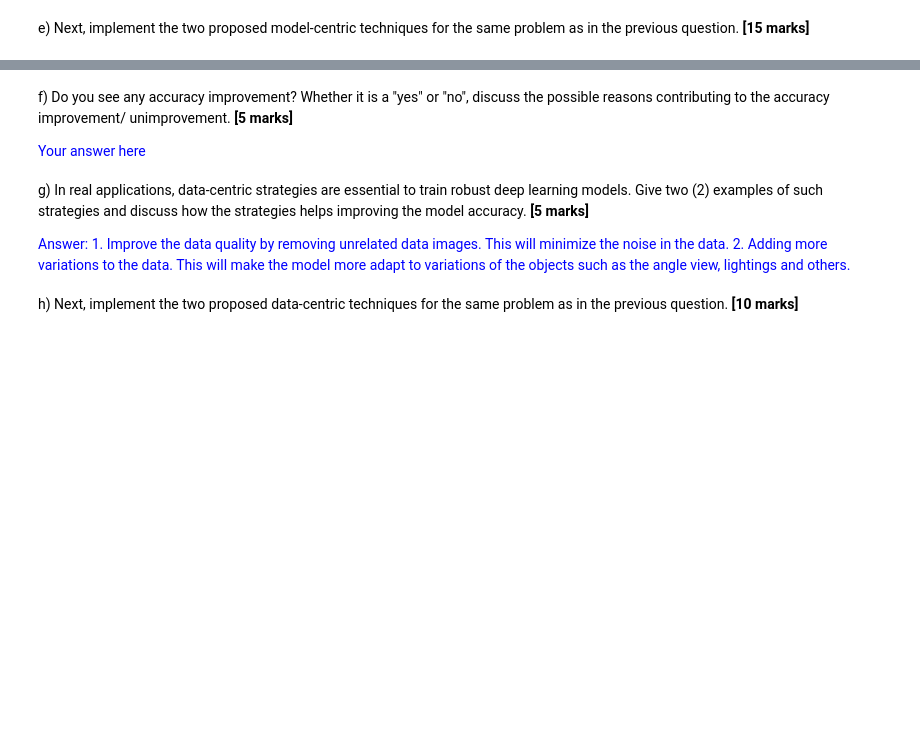
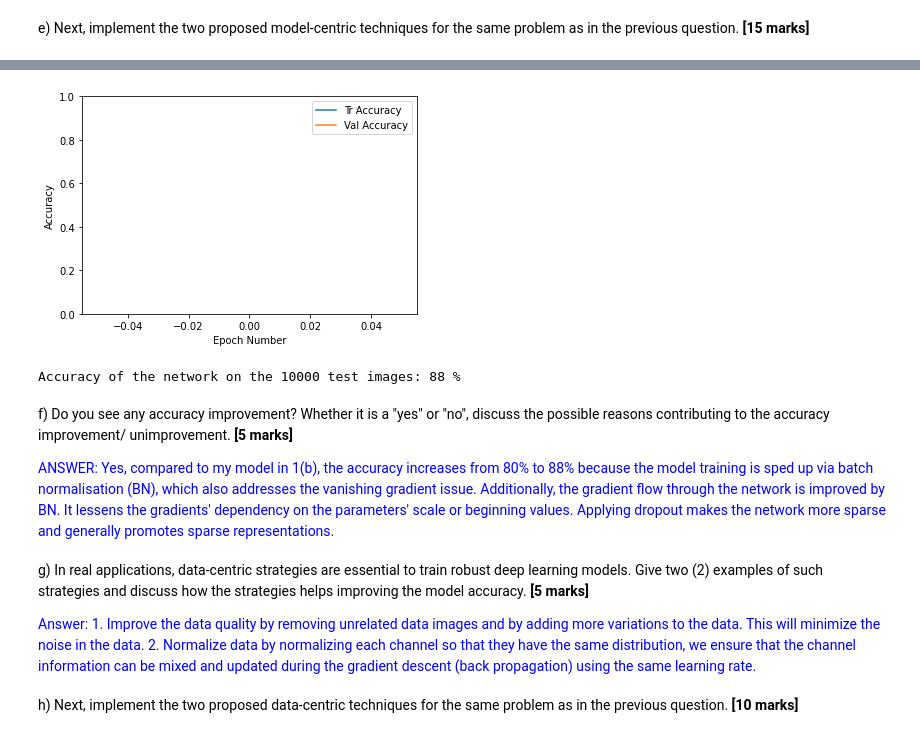
Before and after one commit to MSyahmii/Assessment-1, a Jupyter notebook: Assessment1_1916437.ipynb, the cells around one changed output, grey strips where cells are left out. Cells and saved outputs as stored; diff of their text form; code cells hidden in the pictures; blank space fills up the shorter version.

```diff
--- a/Assessment1_1916437.ipynb
+++ b/Assessment1_1916437.ipynb
@@ -564,15 +815,46 @@ e) Next, implement the two proposed model-centric techniques for the same proble
+# %%
+# 6. Analyze the accuracy curve
+
+plt.plot(history[:,2:4])
+plt.legend(['Tr Accuracy', 'Val Accuracy'])
+plt.xlabel('Epoch Number')
+plt.ylabel('Accuracy')
+plt.ylim(0,1)
+# plt.savefig('FashionMNIST_accuracy_curve.png')
+plt.show()
+# %% [output]
+[figure, added]
+# %%
+correct = 0
+total = 0
+# since we're not training, we don't need to calculate the gradients for our outputs
+with torch.no_grad():
+    for data in testloader:
+#         images, labels = data
+        images, labels = data[0].to(device), data[1].to(device)
+        # calculate outputs by running images through the network
+#         images = images.view(images.size(0), -1)
+        outputs = model(images)
+        # the class with the highest energy is what we choose as prediction
+        _, predicted = torch.max(outputs.data, 1)
+        total += labels.size(0)
+        correct += (predicted == labels).sum().item()
+
+print(f'Accuracy of the network on the 10000 test images: {100 * correct // total} %')
+# %% [output]
+Accuracy of the network on the 10000 test images: 88 %
 # %% [markdown]
 f) Do you see any accuracy improvement? Whether it is a "yes" or "no", discuss the possible reasons contributing to the accuracy improvement/ unimprovement. **[5 marks]**
 
 <span style="color:blue">
-    Your answer here </span>
+    ANSWER: Yes, compared to my model in 1(b), the accuracy increases from 80% to 88%  because the model training is sped up via batch normalisation (BN), which also addresses the vanishing gradient issue. Additionally, the gradient flow through the network is improved by BN. It lessens the gradients' dependency on the parameters' scale or beginning values. Applying dropout makes the network more sparse and generally promotes sparse representations.</span>
 # %% [markdown]
 g) In real applications, data-centric strategies are essential to train robust deep learning models. Give two (2) examples of such strategies and discuss how the strategies helps improving the model accuracy. **[5 marks]**
 
 <span style="color:blue">
     Answer:
-    1. Improve the data quality by removing unrelated data images. This will minimize the noise in the data.
-    2. Adding more variations to the data. This will make the model more adapt to variations of the objects such as the angle view, lightings and others.  </span>
+    1. Improve the data quality by removing unrelated data images and by adding more variations to the data. This will minimize the noise in the data.
+    2. Normalize data by normalizing each channel so that they have the same distribution, we ensure that the channel information can be mixed and updated during the gradient descent (back propagation) using the same learning rate.  </span>
 # %% [markdown]
 h) Next, implement the two proposed data-centric techniques for the same problem as in the previous question. **[10 marks]**
 # %%
```
Also changed, not shown: parts of 14 cells of this notebook.
